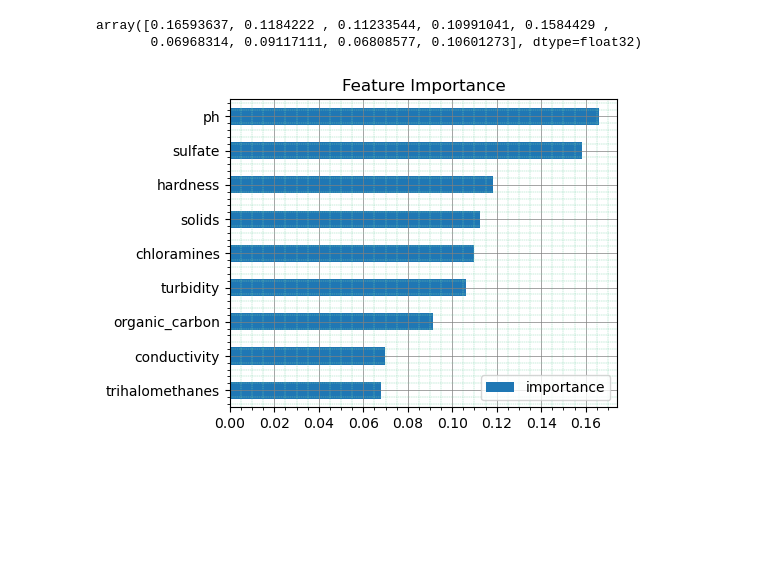
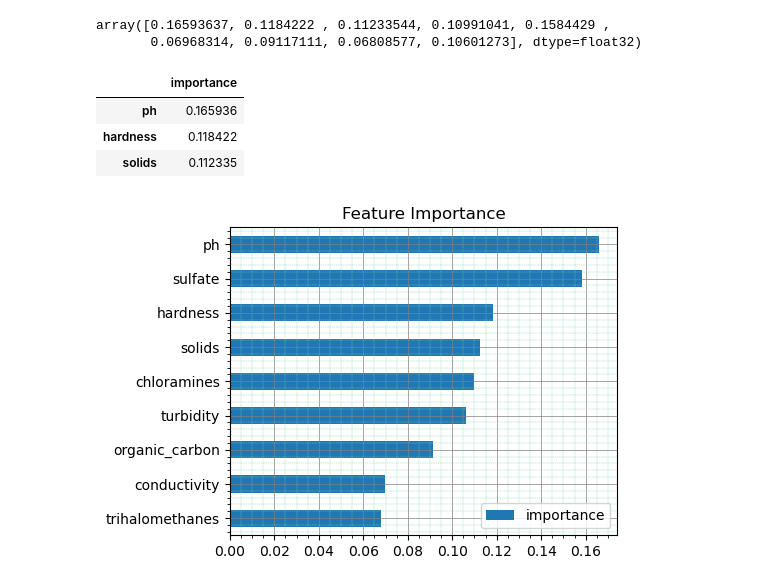
Before and after one commit to CrispenGari/ml-2023, a Jupyter notebook: 04_WATER_QUALITY_PREDICTIONS/03_XGBOOST_FEATURE_IMPOTANCE.ipynb, the cells around one changed output. Cells and saved outputs as stored; diff of their text form; code cells hidden in the pictures; blank space fills up the shorter version.

```diff
--- a/04_WATER_QUALITY_PREDICTIONS/03_XGBOOST_FEATURE_IMPOTANCE.ipynb
+++ b/04_WATER_QUALITY_PREDICTIONS/03_XGBOOST_FEATURE_IMPOTANCE.ipynb
@@ -264,4 +264,16 @@ xgb_model.feature_importances_
 # %% [output]
 array([0.16593637, 0.1184222 , 0.11233544, 0.10991041, 0.1584429 ,
        0.06968314, 0.09117111, 0.06808577, 0.10601273], dtype=float32)
+# %%
+fi = pd.DataFrame(
+    data=xgb_model.feature_importances_,
+    index=train_features.columns,
+    columns=['importance']
+)
+fi.head(3)
+# %% [output]
+|  | importance |
+| ph | 0.165936 |
+| hardness | 0.118422 |
+| solids | 0.112335 |
 # %%
```
Also changed, not shown: parts of 21 cells of this notebook, 2 other files.
